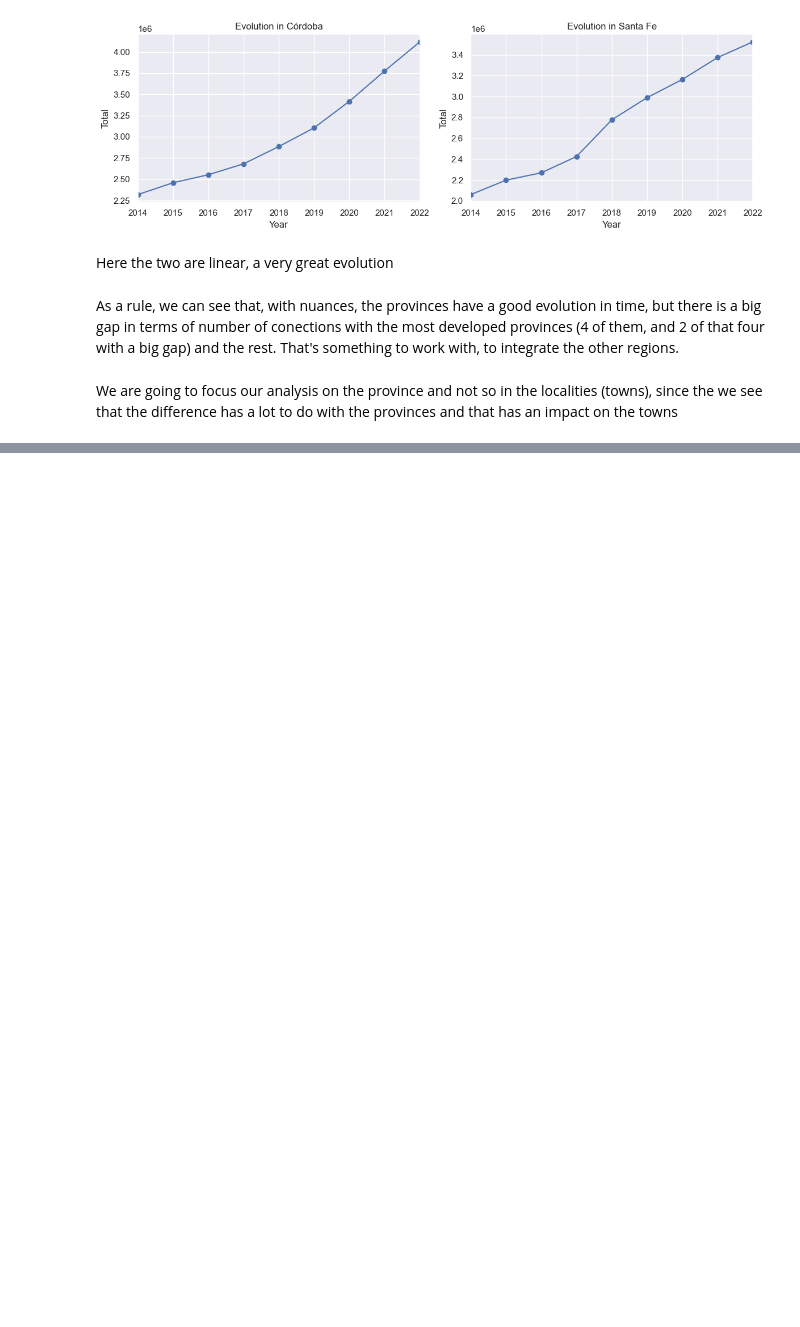
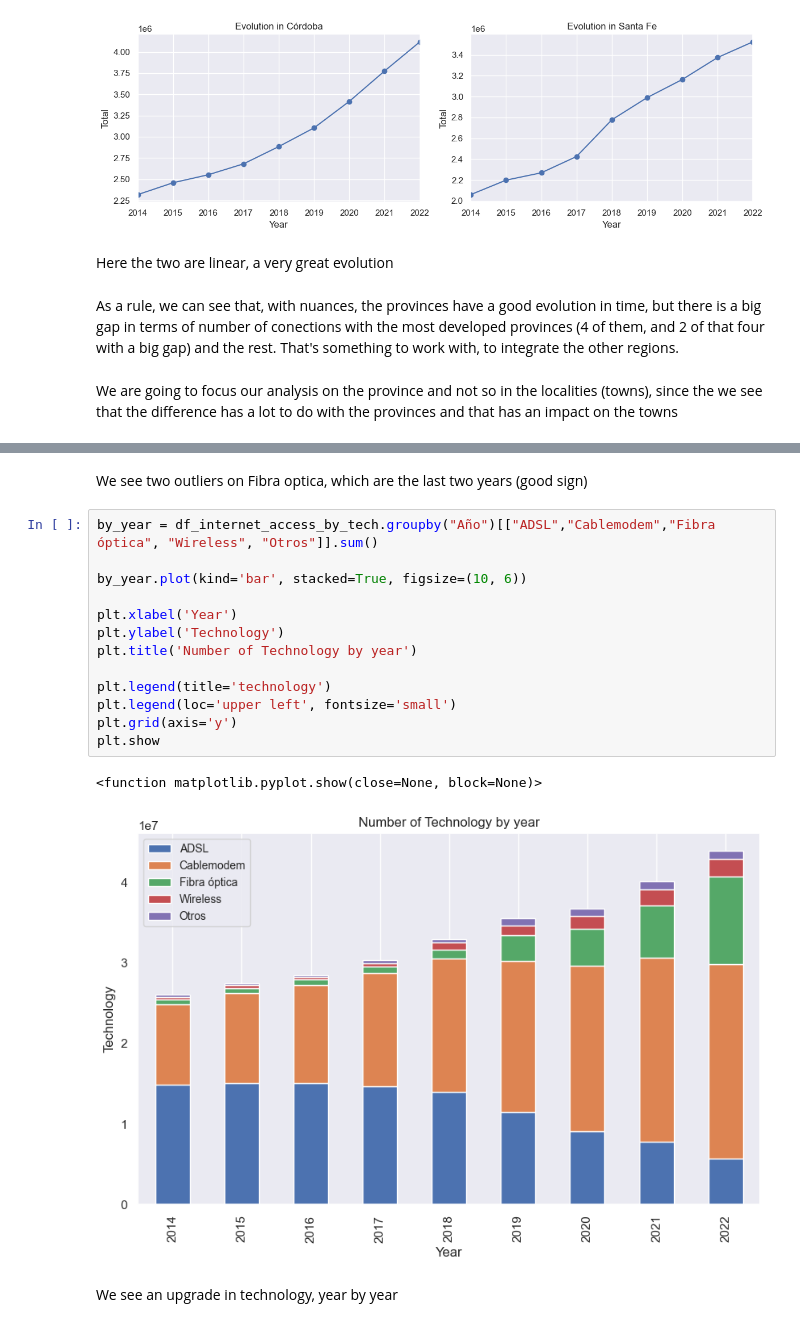
Before and after one commit to pablorobba/Data_Analyst_Telecomunication_project, a Jupyter notebook: 2 - EDA.ipynb, the cells around one changed output, grey strips where cells are left out. Cells and saved outputs as stored; diff of their text form; blank space fills up the shorter version.

```diff
--- a/2 - EDA.ipynb
+++ b/2 - EDA.ipynb
@@ -723,0 +865,20 @@ df_internet_access_by_tech_local.head()
+# %% [markdown]
+We see two outliers on Fibra optica, which are the last two years (good sign)
+# %%
+by_year = df_internet_access_by_tech.groupby("Año")[["ADSL","Cablemodem","Fibra óptica", "Wireless", "Otros"]].sum()
+
+by_year.plot(kind='bar', stacked=True, figsize=(10, 6))
+
+plt.xlabel('Year')
+plt.ylabel('Technology')
+plt.title('Number of Technology by year')
+
+plt.legend(title='technology')
+plt.legend(loc='upper left', fontsize='small')
+plt.grid(axis='y')
+plt.show
+# %% [output]
+<function matplotlib.pyplot.show(close=None, block=None)>
+[figure, added]
+# %% [markdown]
+We see an upgrade in technology, year by year
```
Also changed, not shown: parts of 48 cells of this notebook, 3 other files.
